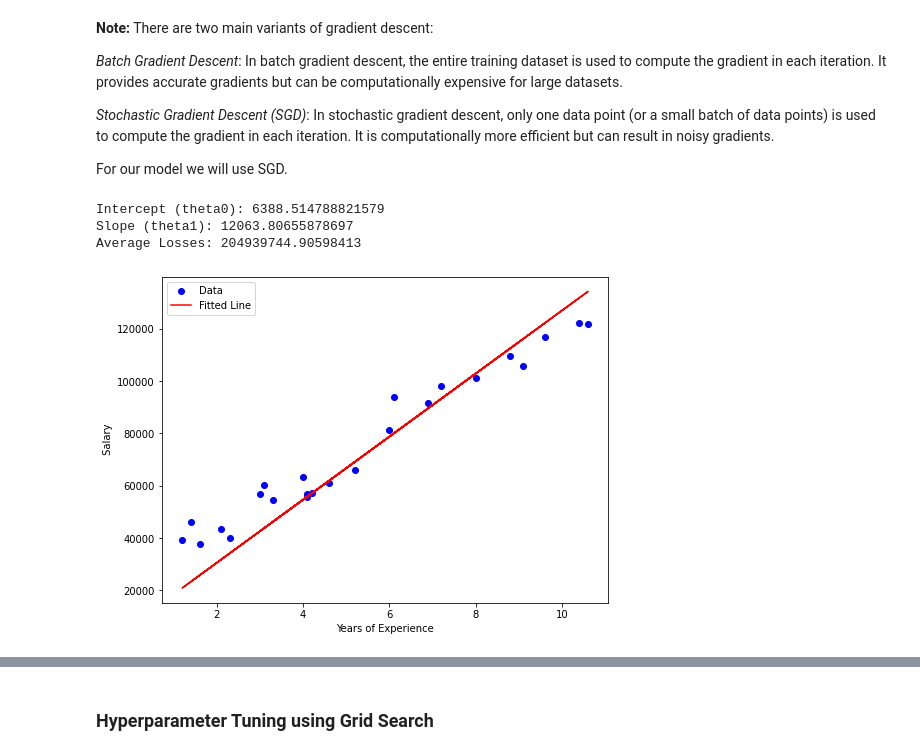
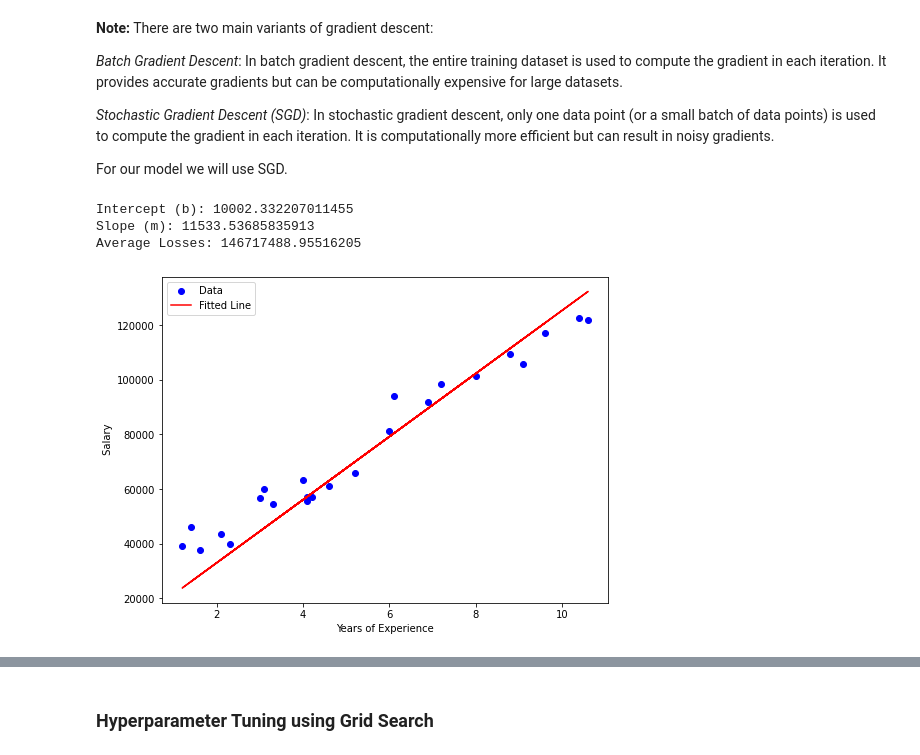
Before and after one commit to AmritaNeogi/Data-Science-Project-Salary-Prediction, a Jupyter notebook: Salary_Prediction.ipynb, the cells around one changed output, grey strips where cells are left out. Saved outputs shown, nothing was run; the diff lists cells and outputs as text; code cells hidden in the pictures.

```diff
--- a/Salary_Prediction.ipynb
+++ b/Salary_Prediction.ipynb
@@ -233,34 +191,69 @@ def gradient_descent(X,y,learning_rate, num_iterations):
+# %%
+# creating a function for gradient decent
+
+def gradient_descent(X,y,learning_rate, num_iterations):
+
+    # Initialize model parameters (coefficients)
+    b = 0  # Intercept
+    m = 0  # Slope
+
+    n = len(X)  # Number of data points
+    losses = [] # store loss at each iterration
+
+    # Stochastic Gradient Descent (SGD) algorithm
+    for _ in range(num_iterations):
+        # Predict the salary using the current parametersabs
+        y_pred = b + m * X
+
+        # Compute the errors (difference between predicted and actual salary)
+        error = y_pred - y
+
+        # Update parameters using the gradient
+        b_gradient = (2/n) * np.sum(error)
+        m_gradient = (2/n) * np.sum(error * X)
+
+
+        # Update parameters using the gradients
+        b -= learning_rate  * b_gradient
+        m -= learning_rate * m_gradient
+
+        # calculate loss
+        loss = np.mean(error**2)
+        losses.append(loss)
+
+
+    return b, m, losses
 # %%
 # Hyperparameters
 learning_rate = 0.001
 num_iterations = 1000
 #clip_value = 0.5
 
 # Call the gradient descent function
-theta0, theta1, losses = gradient_descent(X_train, y_train, learning_rate, num_iterations)
+b, m, losses = gradient_descent(X_train, y_train, learning_rate, num_iterations)
 
 # Print the final model parameters
-print("Intercept (theta0):", theta0)
-print("Slope (theta1):", theta1)
+print("Intercept (b):", b)
+print("Slope (m):", m)
 print("Average Losses:", np.mean(losses)) # taking the average of losses
 
 
 try:
     # Plot the original data and the fitted line
     plt.figure(figsize=(8, 6))
     plt.scatter(X_train.values, y_train.values, label='Data', color='blue')
-    plt.plot(X_train.values, theta0 + theta1 * X_train.values, label='Fitted Line', color='red')
+    plt.plot(X_train.values, b + m * X_train.values, label='Fitted Line', color='red')
     plt.xlabel('Years of Experience')
     plt.ylabel(' Salary')
     plt.legend()
     plt.show()
 except ValueError:
     pass
 # %% [output]
-Intercept (theta0): 6388.514788821579
-Slope (theta1): 12063.80655878697
-Average Losses: 204939744.90598413
+Intercept (b): 10002.332207011455
+Slope (m): 11533.53685835913
+Average Losses: 146717488.95516205
-[figure, old version]
+[figure, new version]
 # %%
 # plot the loses after each iteration
 def plot_losses(losses):
```
Also changed, not shown: parts of 50 cells of this notebook.
